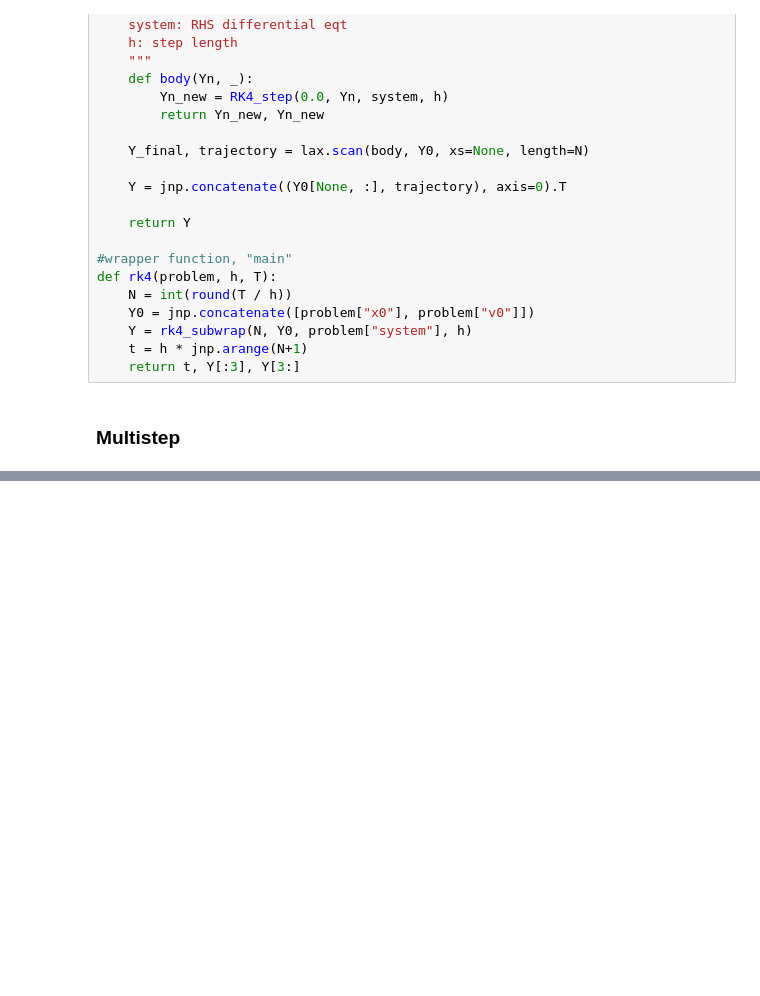
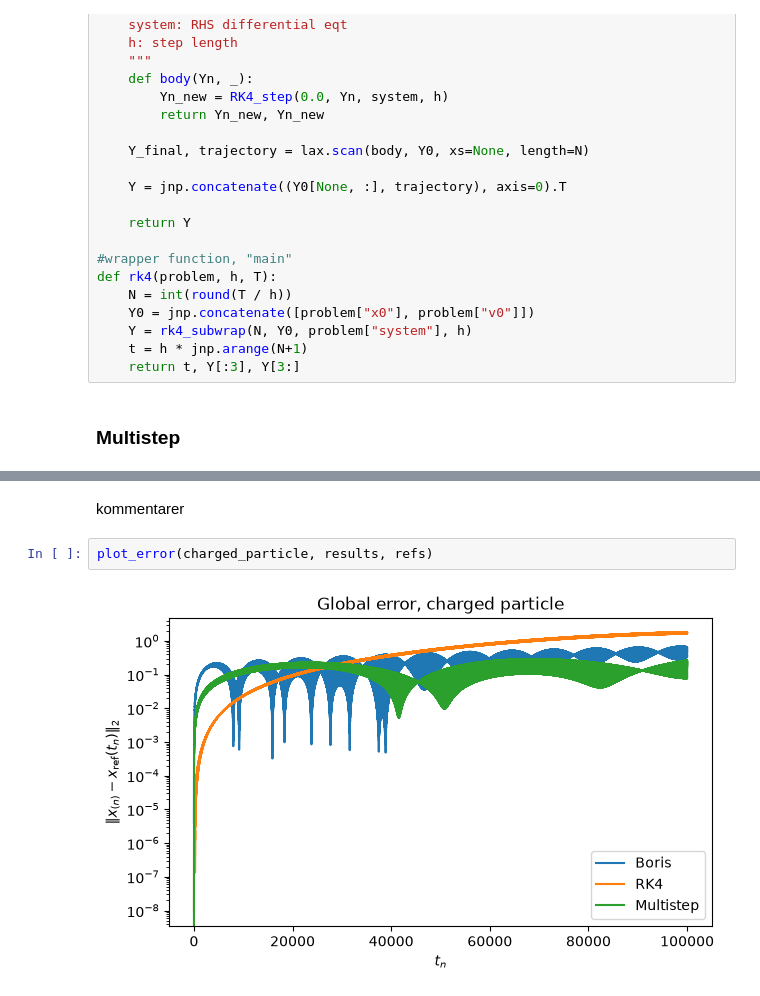
Before and after one commit to vemundsw/Project-2-TMA4215, a Jupyter notebook: NyMasterFile.ipynb, the cells around one changed output, grey strips where cells are left out. Cells and saved outputs as stored; diff of their text form; blank space fills up the shorter version.

```diff
--- a/NyMasterFile.ipynb
+++ b/NyMasterFile.ipynb
@@ -473,0 +647,6 @@ def create_grids(x_0: jnp.array, v_0: jnp.array,  h: float,  t_0: float, t_f: fl
+# %% [markdown]
+kommentarer
+# %%
+plot_error(charged_particle, results, refs)
+# %% [output]
+[figure, added]
```
Also changed, not shown: parts of 45 cells of this notebook.
